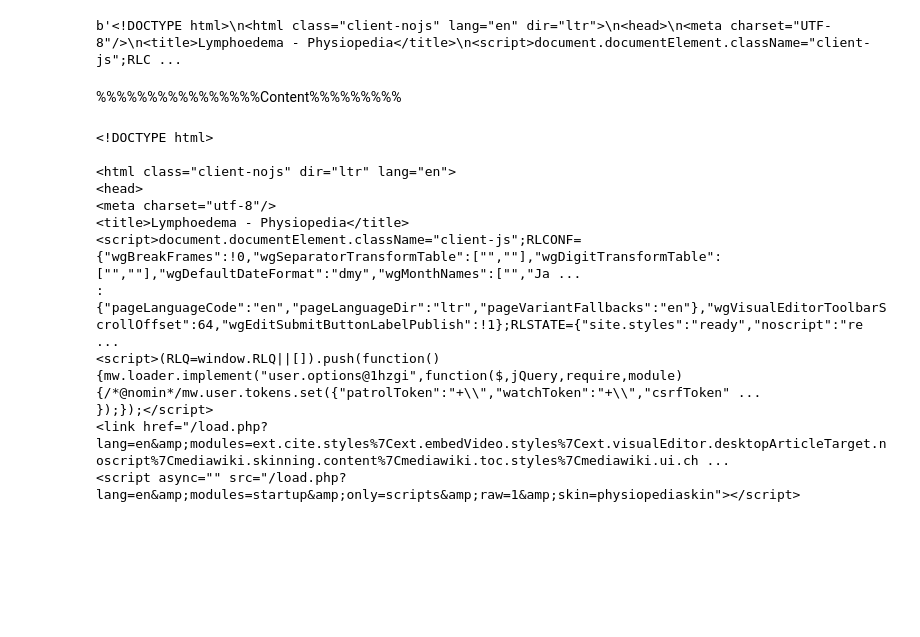
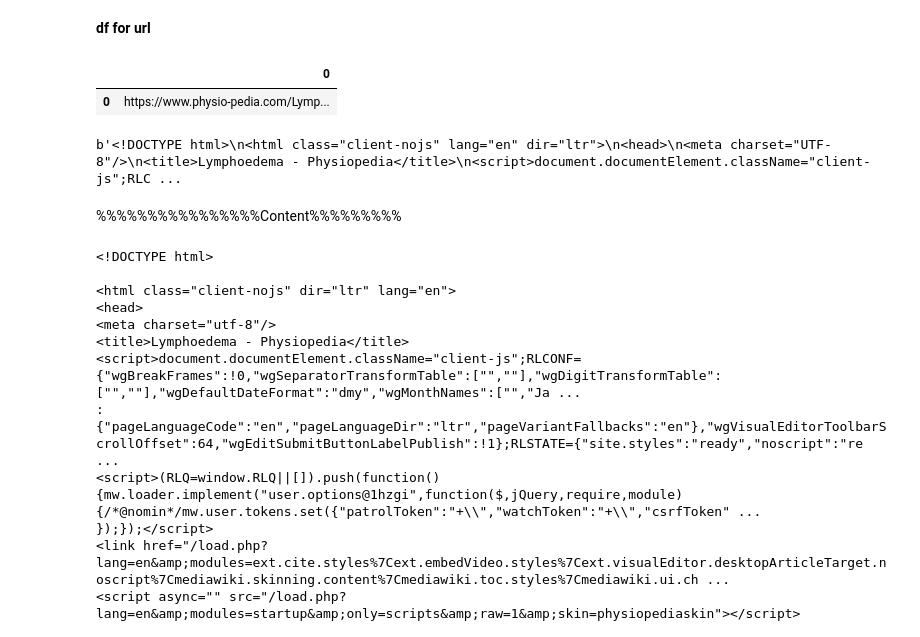
Before and after one commit to NileshCT/Web_Scraping, a Jupyter notebook: Web_scraping.ipynb, the cells around one changed output. Drawn from its saved outputs; the diff is of its cells as text; code cells hidden in the pictures; blank space fills up the shorter version.

```diff
--- a/Web_scraping.ipynb
+++ b/Web_scraping.ipynb
@@ -8,6 +8,15 @@ from bs4 import BeautifulSoup
 url="https://www.physio-pedia.com/Lymphoedema"
 # %%
 req=requests.get(url)
+# %% [markdown]
+**df for url**
+# %%
+url1=pd.DataFrame([url])
+# %%
+url1.head()
+# %% [output]
+|  | 0 |
+| 0 | https://www.physio-pedia.com/Lymp... |
 # %%
 req.content
 # %% [output]
```
Also changed, not shown: parts of 13 cells of this notebook.
